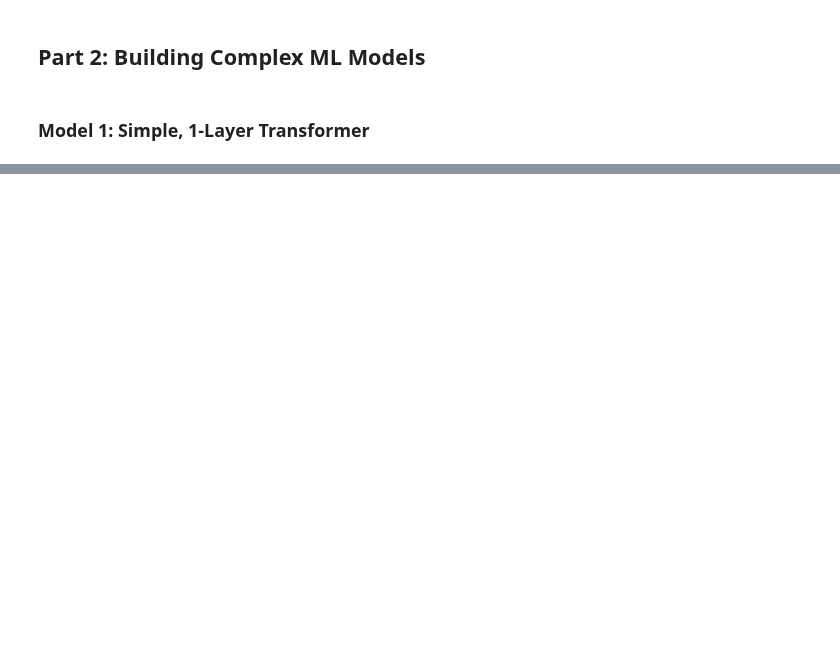
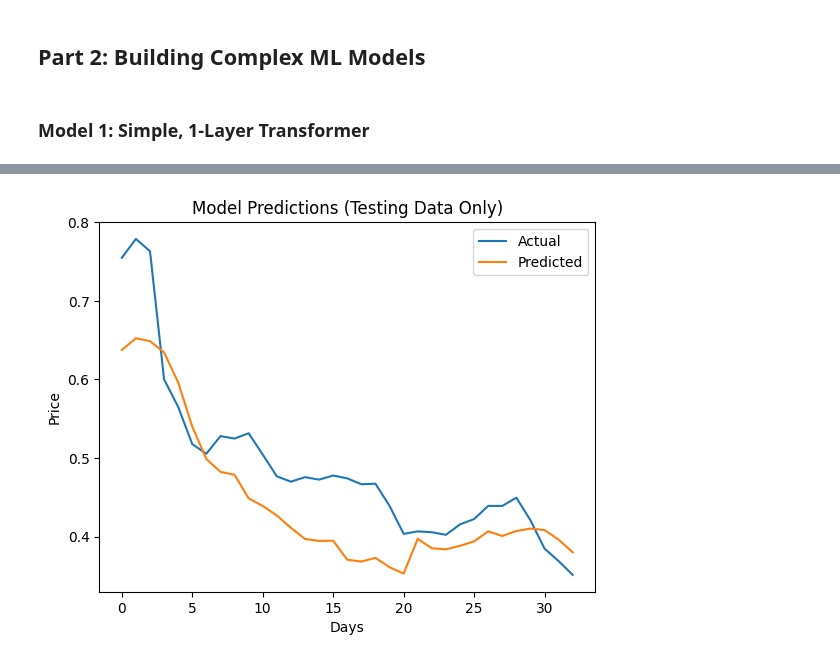
Before and after one commit to Benja-Pauls/Predicting-Commodity-Food-Pricing, a Jupyter notebook: model_experiments.ipynb, the cells around one changed output, grey strips where cells are left out. Drawn from its saved outputs; the diff is of its cells as text; code cells hidden in the pictures; blank space fills up the shorter version.

```diff
--- a/model_experiments.ipynb
+++ b/model_experiments.ipynb
@@ -274,0 +300,14 @@ ValueError: x and y must be the same size
+# %%
+# Plot the model's predictions of the testing data vs the actual data
+predictions = model.predict(x_test_tensor)
+predictions = scaler.inverse_transform(predictions)
+predictions = predictions.reshape(-1)
+
+plt.plot(y_test, label='Actual')
+plt.plot(predictions, label='Predicted')
+plt.title('Model Predictions (Testing Data Only)')
+plt.ylabel('Price')
+plt.xlabel('Days')
+plt.legend()
+plt.show()
+# %% [output]
@@ -274,0 +315 @@ ValueError: x and y must be the same size
+[figure, added]
```
Also changed, not shown: parts of 18 cells of this notebook, 1 other file.
